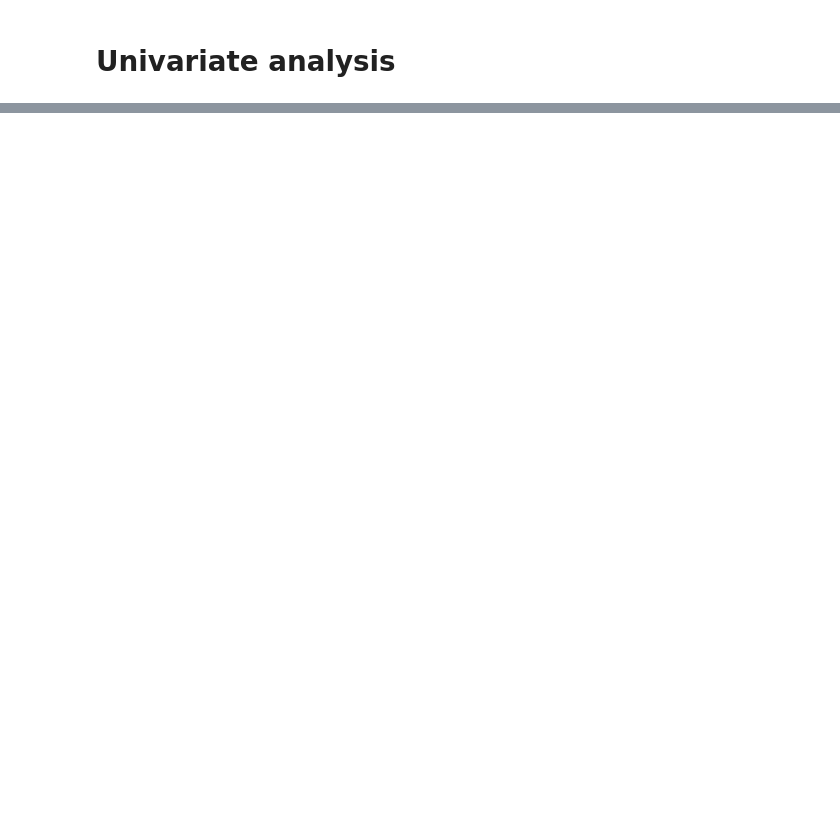
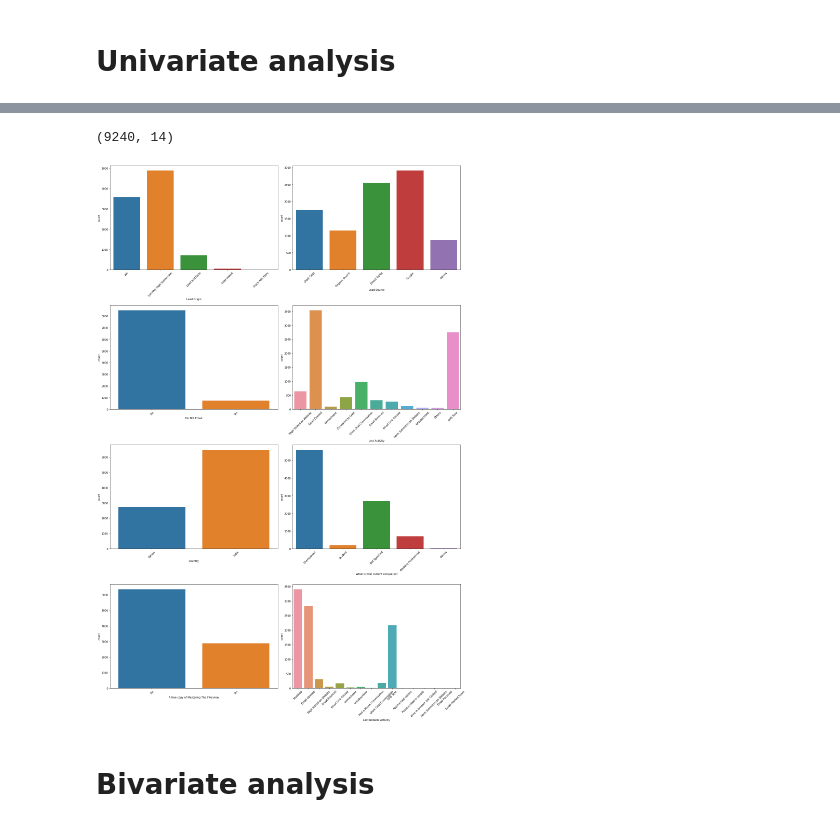
Before and after one commit to shrmittal/Lead-scoring-case-study, a Jupyter notebook: Lead-Scoring-Case-Study.ipynb, the cells around one changed output, grey strips where cells are left out. Drawn from its saved outputs; the diff is of its cells as text; code cells hidden in the pictures; blank space fills up the shorter version.

```diff
--- a/Lead-Scoring-Case-Study.ipynb
+++ b/Lead-Scoring-Case-Study.ipynb
@@ -647,0 +768,7 @@ elearning.head()
+# %%
+#dropping columns which have very skewed data
+drop_attributes=['Do Not Call','Search','Newspaper Article','X Education Forums','Newspaper','Digital Advertisement',
+                 'Through Recommendations','Magazine','Receive More Updates About Our Courses',
+                 'Update me on Supply Chain Content','Get updates on DM Content','I agree to pay the amount through cheque']
+elearning=elearning.drop(drop_attributes,axis=1)
+elearning.head()
@@ -647,0 +782,24 @@ elearning.head()
+# %%
+elearning.shape
+# %% [output]
+(9240, 14)
+# %%
+cat_attributes=['Lead Origin','Lead Source','Do Not Email','Last Activity','Country','What is your current occupation',
+               'A free copy of Mastering The Interview','Last Notable Activity']
+
+row = 4
+col = 2
+i = 0
+plt.figure(figsize=[20,30])
+
+for a in cat_attributes:
+    i += 1
+    plt.subplot(row,col,i)
+    plt.xticks(rotation=45)
+    sns.countplot(elearning[a])
+
+plt.tight_layout()
+# %% [output]
+[figure, added]
+# %% [markdown]
+# Bivariate analysis
```
Also changed, not shown: parts of 115 cells of this notebook.
